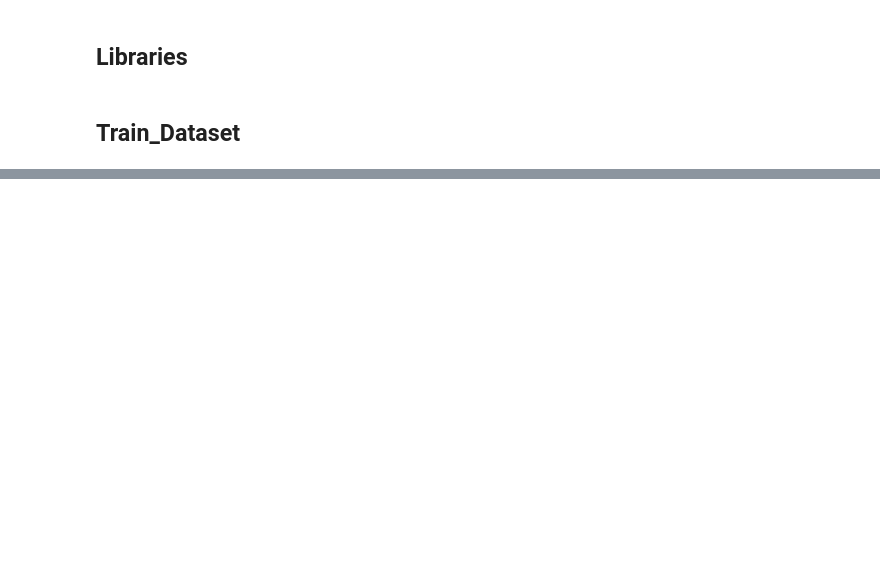
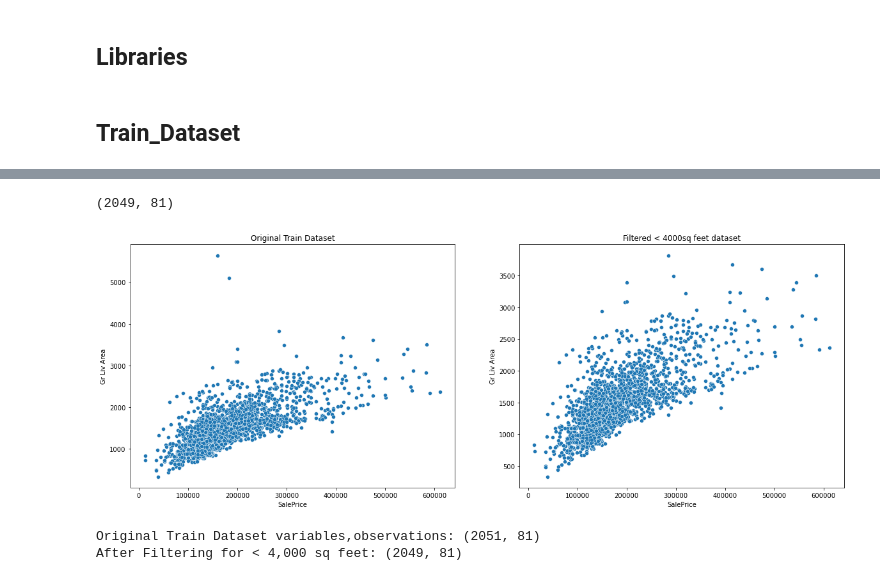
Before and after one commit to JoelTanSG/GA-DSIF4-Data-Science-Immersive-Projects, a Jupyter notebook: Project_2/code.ipynb, the cells around one changed output, grey strips where cells are left out. Drawn from its saved outputs; the diff is of its cells as text; code cells hidden in the pictures; blank space fills up the shorter version.

```diff
--- a/Project_2/code.ipynb
+++ b/Project_2/code.ipynb
@@ -195,0 +149,3 @@ df['Lot Frontage'][(df['Street'] == 'Grvl')].mean()
+# %%
+train_dataset = '../assets/datasets/train.csv'
+df_train = pd.read_csv(train_dataset)
@@ -195,0 +169,26 @@ df['Lot Frontage'][(df['Street'] == 'Grvl')].mean()
+# %%
+# Remove houses with more than 4k sq feet as recommended
+
+df_filtered = df_train[df_train['Gr Liv Area'] <4000]
+# %%
+df_filtered.shape
+# %% [output]
+(2049, 81)
+# %%
+# Plot before and after
+
+plt.figure(figsize=(20,7))
+plt.subplot(1, 2, 1)
+sns.scatterplot(data=df_train,x='SalePrice',y='Gr Liv Area')
+plt.title('Original Train Dataset')
+plt.subplot(1, 2, 2)
+sns.scatterplot(data=df_filtered,x='SalePrice',y='Gr Liv Area')
+plt.title('Filtered < 4000sq feet dataset')
+plt.show()
+
+print('Original Train Dataset variables,observations:',df_train.shape)
+print('After Filtering for < 4,000 sq feet:',df_filtered.shape)
+# %% [output]
+[figure, added]
+Original Train Dataset variables,observations: (2051, 81)
+After Filtering for < 4,000 sq feet: (2049, 81)
```
Also changed, not shown: parts of 75 cells of this notebook.
